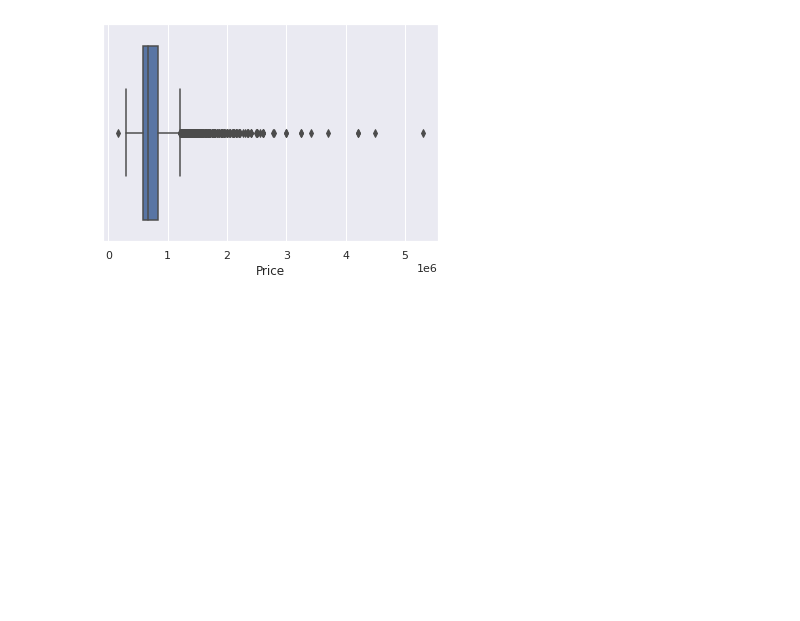
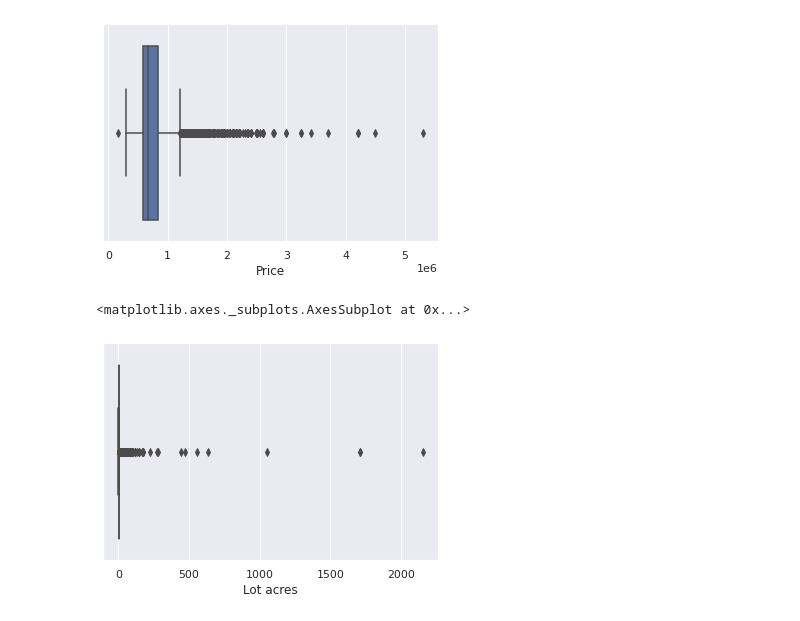
Before and after one commit to Jiji-96/Data-Cleaning-and-EDA, a Jupyter notebook: google_drive_data.ipynb, the cells around one changed output. Saved outputs shown, nothing was run; the diff lists cells and outputs as text; code cells hidden in the pictures; blank space fills up the shorter version.

```diff
--- a/google_drive_data.ipynb
+++ b/google_drive_data.ipynb
@@ -176,3 +176,8 @@ sns.boxplot(x=df2['Price'])
 [figure]
 # %%
 #Detecting Outliers
+# %%
+sns.boxplot(x=df2['Lot acres'])
+# %% [output]
+<matplotlib.axes._subplots.AxesSubplot at 0x...>
+[figure, added]
```
Also changed, not shown: parts of 4 cells of this notebook.
